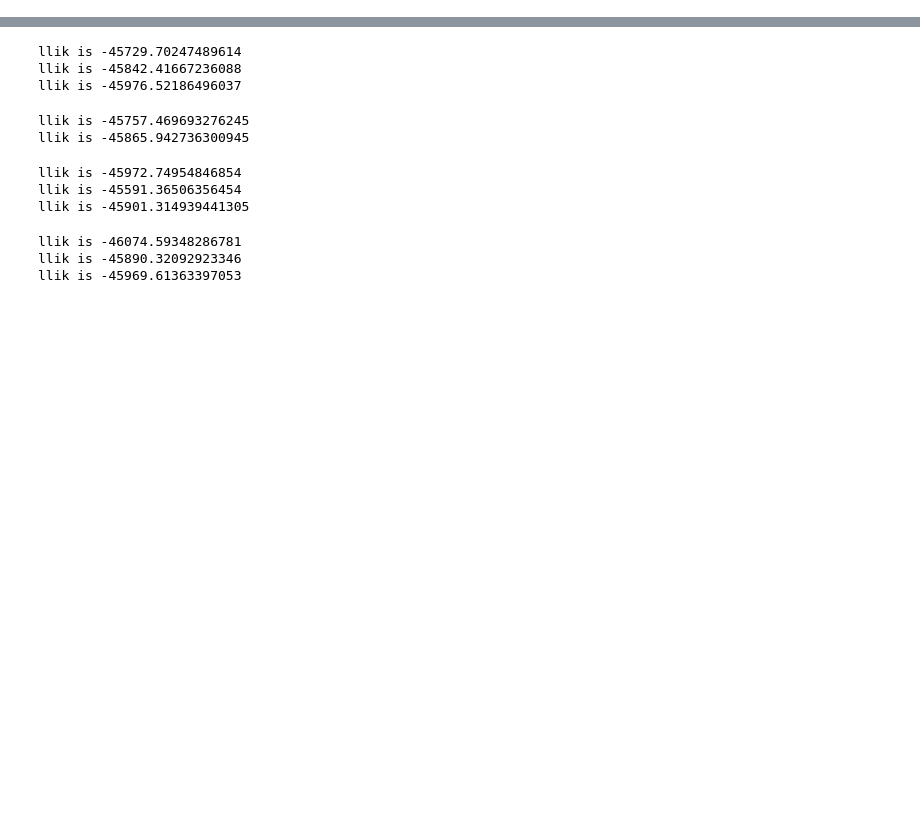
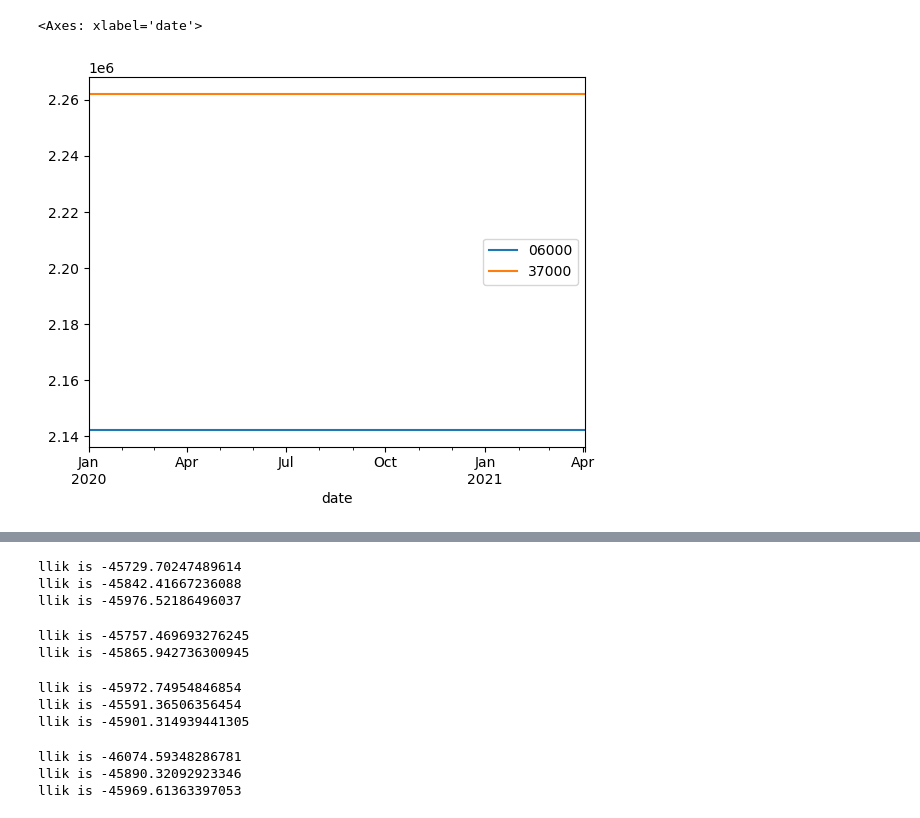
Before and after one commit to jcblemai/flepiMoP_Notebooks, a Jupyter notebook: emcee_gempyor.ipynb, the cells around one changed output, grey strips where cells are left out. Drawn from its saved outputs; the diff is of its cells as text; code cells hidden in the pictures; blank space fills up the shorter version.

```diff
--- a/emcee_gempyor.ipynb
+++ b/emcee_gempyor.ipynb
@@ -337,0 +397,6 @@ simulation_atomic(**ss, modinf=self.modinf, save=self.save)
+# %%
+black = a[a["mc_race_strata"]=="black"]
+black.set_index("date").drop("mc_race_strata", axis=1).plot()
+# %% [output]
+<Axes: xlabel='date'>
+[figure, added]
```
Also changed, not shown: parts of 35 cells of this notebook.
